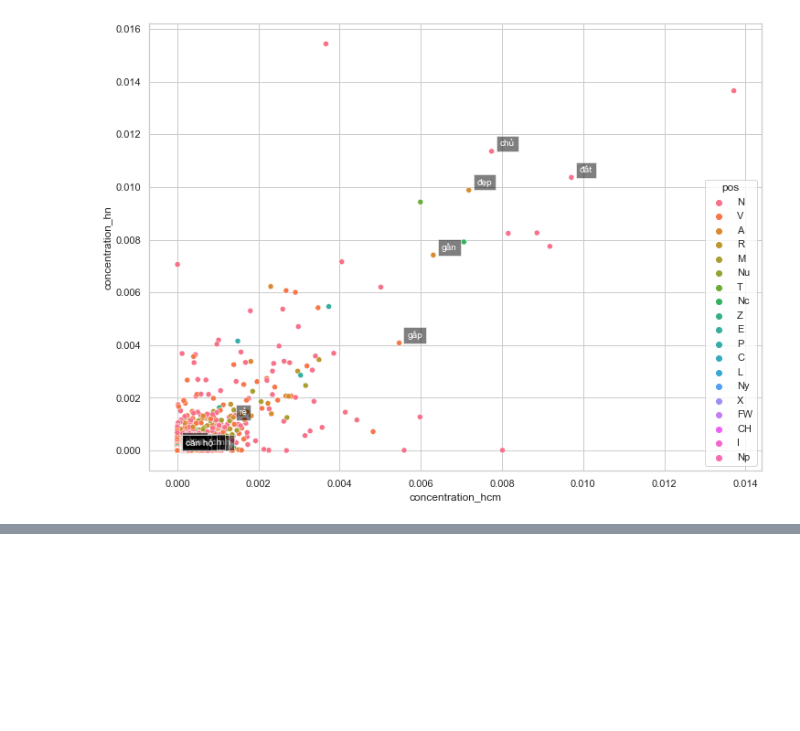
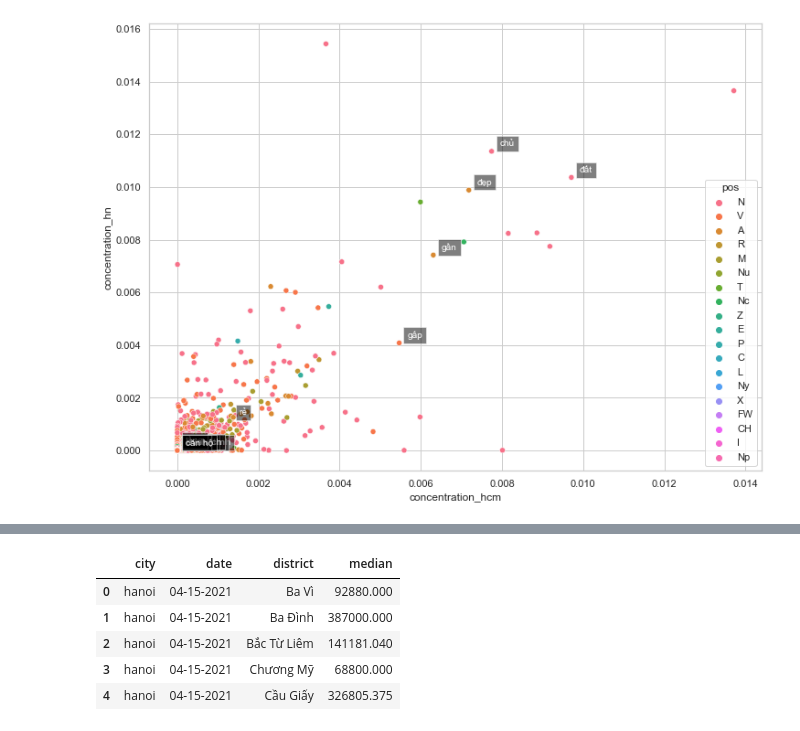
Before and after one commit to taidnguyen/scraper-batdongsan, a Jupyter notebook: analysis/trends.ipynb, the cells around one changed output, grey strips where cells are left out. Drawn from its saved outputs; the diff is of its cells as text; code cells hidden in the pictures; blank space fills up the shorter version.

```diff
--- a/analysis/trends.ipynb
+++ b/analysis/trends.ipynb
@@ -510,0 +568,23 @@ plt.show()
+# %%
+cities    = []
+dates     = []
+districts = []
+medians   = []
+
+for city, v1 in data.items():
+    for date, v2 in v1.items():
+        for district, v3 in v2.items():
+            cities.append(city)
+            dates.append(date)
+            districts.append(district)
+            medians.append(v3)
+
+ts_df = pd.DataFrame({'city':cities, 'date':dates, 'district':districts, 'median':medians})
+ts_df.head()
+# %% [output]
+|  | city | date | district | median |
+| 0 | hanoi | 04-15-2021 | Ba Vì | 92880.000 |
+| 1 | hanoi | 04-15-2021 | Ba Đình | 387000.000 |
+| 2 | hanoi | 04-15-2021 | Bắc Từ Liêm | 141181.040 |
+| 3 | hanoi | 04-15-2021 | Chương Mỹ | 68800.000 |
+| 4 | hanoi | 04-15-2021 | Cầu Giấy | 326805.375 |
```
Also changed, not shown: parts of 3 cells of this notebook.
